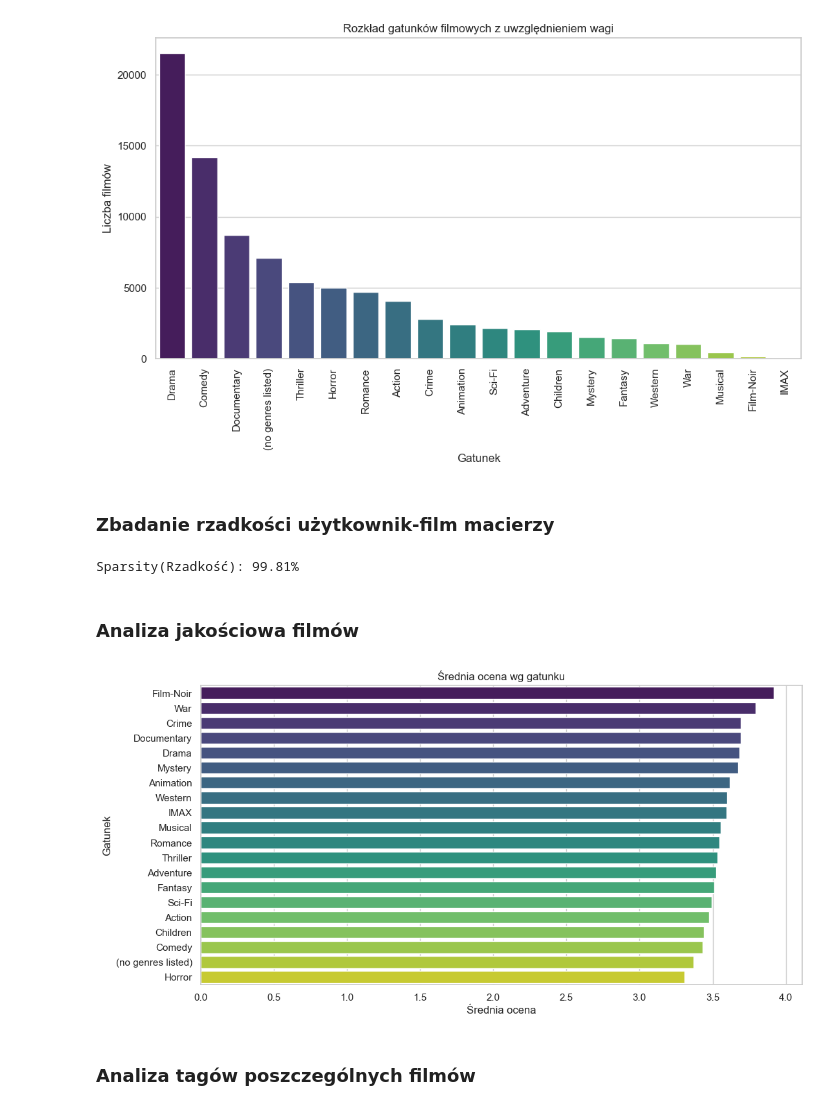
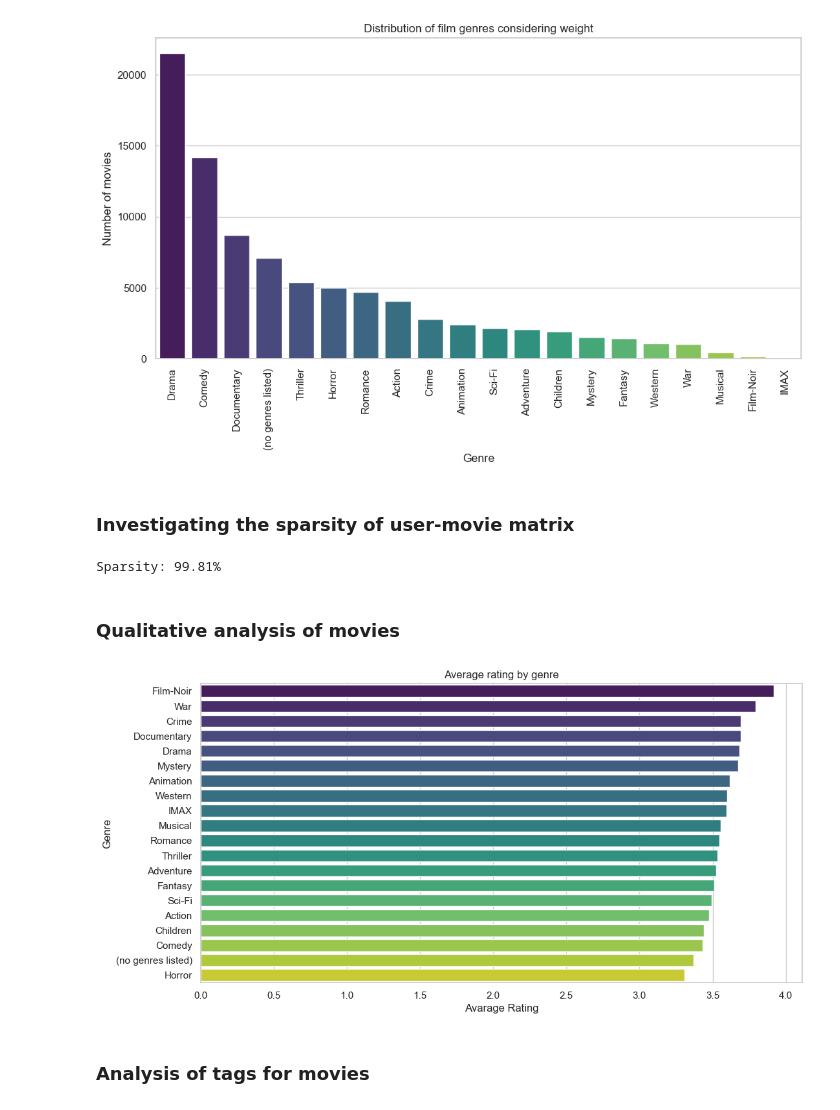
Before and after one commit to p10tr13/movie_recommender, a Jupyter notebook: notebooks/eda.ipynb, the cells around one changed output. Saved outputs shown, nothing was run; the diff lists cells and outputs as text; code cells hidden in the pictures.

```diff
--- a/notebooks/eda.ipynb
+++ b/notebooks/eda.ipynb
@@ -177,37 +177,36 @@ W drugim wariancie przyjeliśmy, że przynależność filmu do gatunku fimowego
 # %%
-# Rozdzielenie gatunków na osobne kategorie z uwzglednieniem wagi przynależności do gatunku
 genres_with_weights = defaultdict(float)
 for movie in movies['genres']:
     weight = 1 / len(movie.split('|'))
     for genre in movie.split('|'):
         genres_with_weights[genre] += weight
 
 genres_with_weights_df = pd.DataFrame.from_dict(genres_with_weights, orient='index', columns=['count']).sort_values('count', ascending=False)
 plt.figure(figsize=(12,6))
 sns.barplot(x=genres_with_weights_df.index, y=genres_with_weights_df['count'], palette='viridis')
 plt.xticks(rotation=90)
-plt.title('Rozkład gatunków filmowych z uwzględnieniem wagi')
-plt.xlabel('Gatunek')
-plt.ylabel('Liczba filmów')
+plt.title('Distribution of film genres considering weight')
+plt.xlabel('Genre')
+plt.ylabel('Number of movies')
 plt.show()
 # %% [output]
-[figure, old version]
+[figure, new version]
 # %% [markdown]
-### Zbadanie rzadkości użytkownik-film macierzy
+### Investigating the sparsity of user-movie matrix
 # %%
 n_users = ratings.userId.nunique()
 n_movies = ratings.movieId.nunique()
 sparsity = (1 - len(ratings)/(n_users * n_movies)) * 100
-print(f"\nSparsity(Rzadkość): {sparsity:.2f}%")
+print(f"\nSparsity: {sparsity:.2f}%")
 # %% [output]
-Sparsity(Rzadkość): 99.81%
+Sparsity: 99.81%
 # %% [markdown]
-### Analiza jakościowa filmów
+### Qualitative analysis of movies
 # %%
-# Łączymy dane o ocenach z metadanymi filmów
+# Combining rating data with movie metadata
 merged = ratings.merge(movies, on='movieId')
 
-# Średnia ocena dla poszczególnych gatunków
+# Average rating for each genre
 genres_ratings = []
 for genre in genres_df.index:
     mask = merged['genres'].str.contains(genre)
@@ -218,12 +217,12 @@ genres_ratings_df = pd.DataFrame(genres_ratings, columns=['Genre', 'Avg Rating']
 
 plt.figure(figsize=(12,6))
 sns.barplot(x='Avg Rating', y='Genre', data=genres_ratings_df, palette='viridis')
-plt.title('Średnia ocena wg gatunku')
-plt.xlabel('Średnia ocena')
-plt.ylabel('Gatunek')
+plt.title('Average rating by genre')
+plt.xlabel('Avarage Rating')
+plt.ylabel('Genre')
 plt.show()
 # %% [output]
-[figure, old version]
+[figure, new version]
 # %% [markdown]
-### Analiza tagów poszczególnych filmów
+### Analysis of tags for movies
 # %% [markdown]
```
Also changed, not shown: parts of 39 cells of this notebook.
